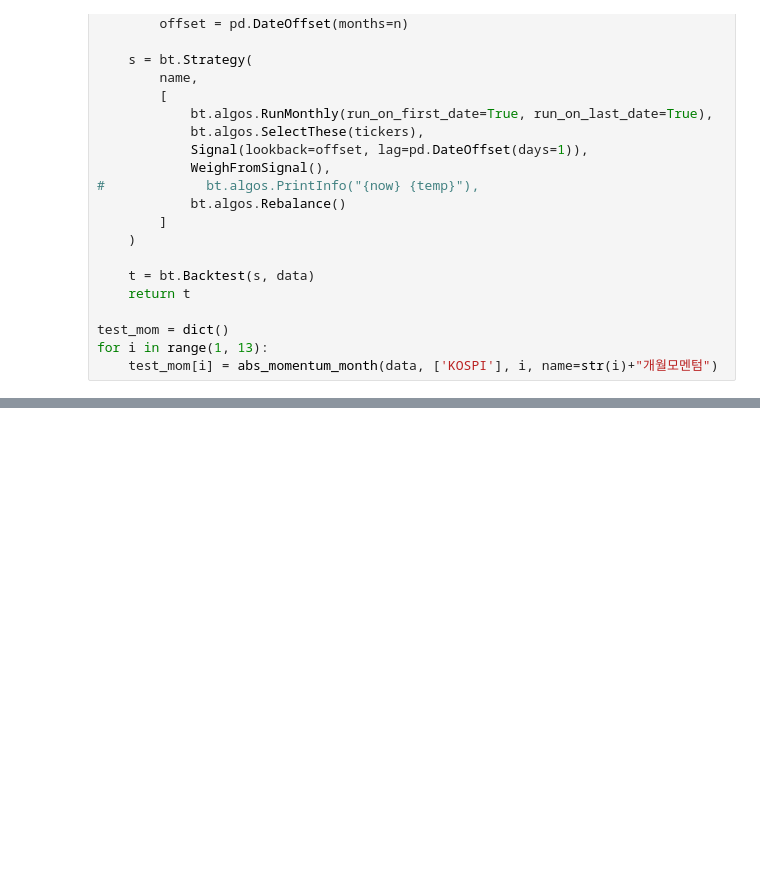
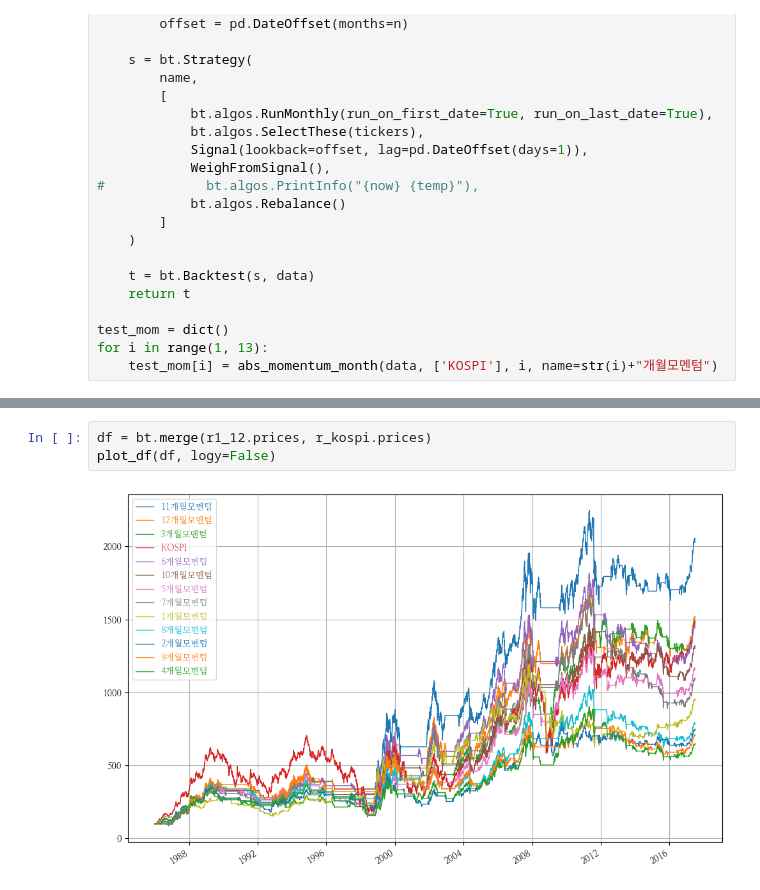
Before and after one commit to hermian/startetf, a Jupyter notebook: 2.23_단순절대모멘텀_KOSPI.ipynb, the cells around one changed output, grey strips where cells are left out. Cells and saved outputs as stored; diff of their text form; blank space fills up the shorter version.

```diff
--- a/2.23_단순절대모멘텀_KOSPI.ipynb
+++ b/2.23_단순절대모멘텀_KOSPI.ipynb
@@ -469,0 +530,5 @@ for i in range(1, 13):
+# %%
+df = bt.merge(r1_12.prices, r_kospi.prices)
+plot_df(df, logy=False)
+# %% [output]
+[figure, added]
```
Also changed, not shown: parts of 7 cells of this notebook, 3 other files.
